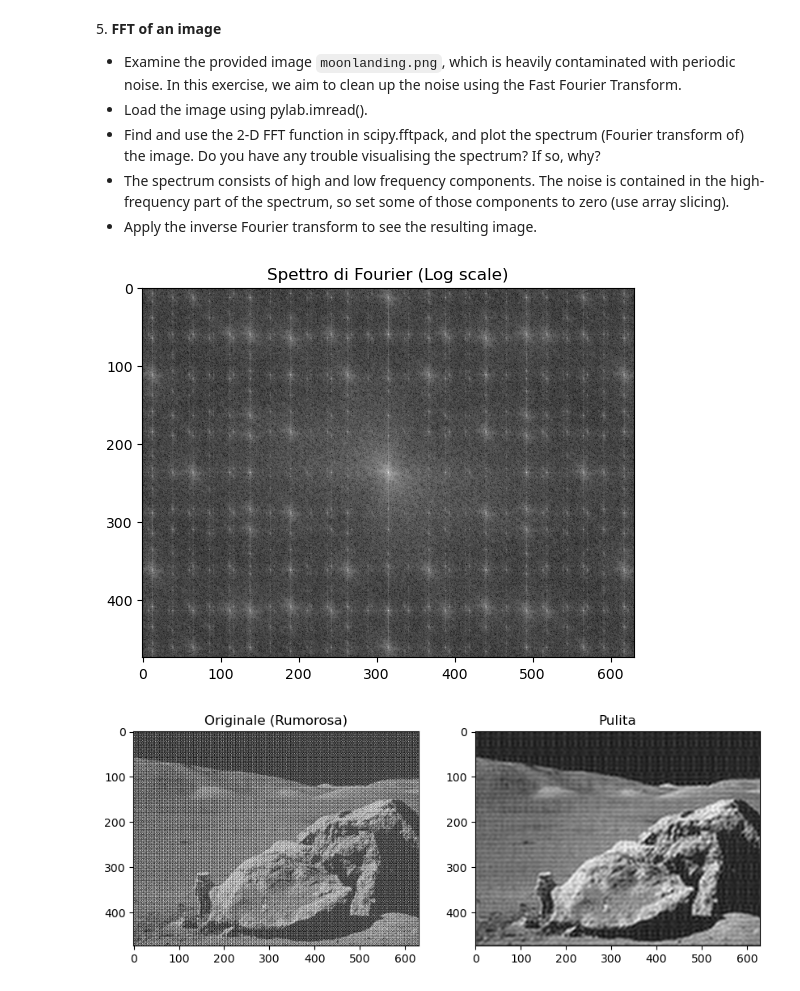
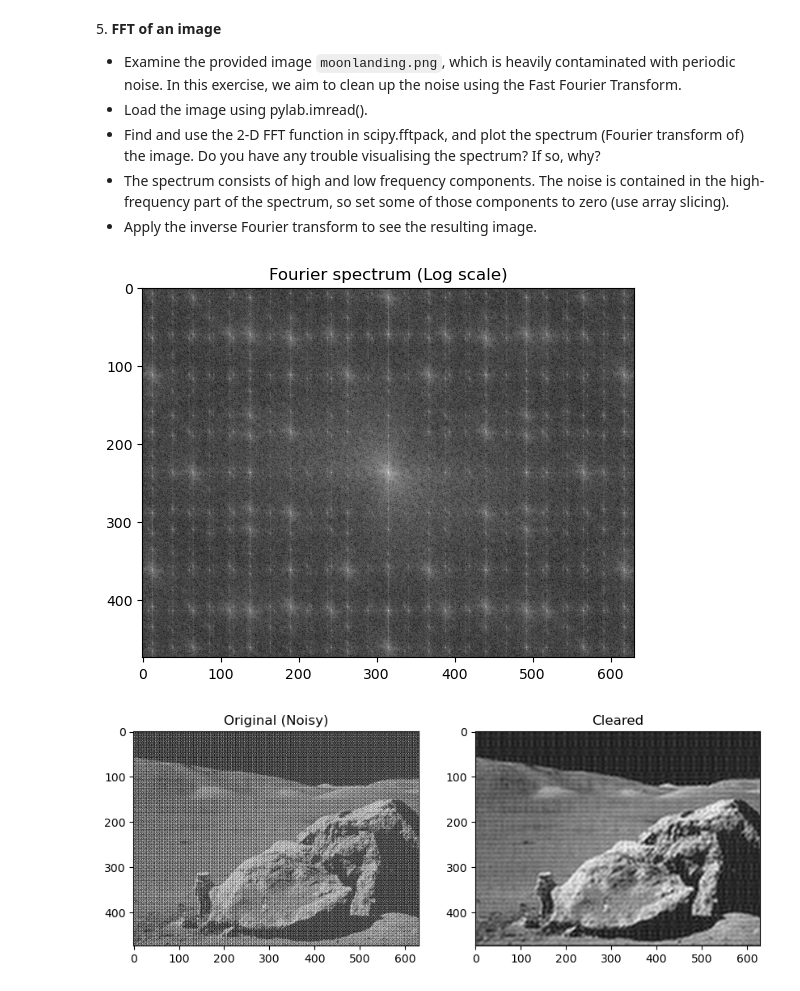
Before and after one commit to PasqualeAndreacchio/LaboratoryOfComputationalPhysics_Y8, a Jupyter notebook: 09ex_Algorithms.ipynb, the cells around one changed output. Drawn from its saved outputs; the diff is of its cells as text; code cells hidden in the pictures.

```diff
--- a/09ex_Algorithms.ipynb
+++ b/09ex_Algorithms.ipynb
@@ -203,34 +202,29 @@ Dominant period is about 10.50 years
 # %%
 import numpy as np
 import matplotlib.pyplot as plt
 from scipy import fftpack
 
-# 1. Carico
 img = plt.imread('moonlanding.png')
-
-# 2. FFT
 im_fft = fftpack.fft2(img)
 
-# Visualizzazione spettro (opzionale ma utile)
+# Visualize the spectrum
 plt.figure()
 plt.imshow(np.log(1 + np.abs(fftpack.fftshift(im_fft))), cmap='gray')
-plt.title('Spettro di Fourier (Log scale)')
+plt.title('Fourier spectrum (Log scale)')
 
-# 3. Filtro (Azzeriamo le alte frequenze)
+# Put higher frequencies to zero with array slicing
 im_fft_filt = im_fft.copy()
 keep_fraction = 0.1
 r, c = im_fft_filt.shape
 im_fft_filt[int(r*keep_fraction):int(r*(1-keep_fraction)), :] = 0
 im_fft_filt[:, int(c*keep_fraction):int(c*(1-keep_fraction))] = 0
 
-# 4. Inversa
+# Clear image
 img_new = fftpack.ifft2(im_fft_filt).real
-
-# Risultato
 plt.figure(figsize=(10,5))
-plt.subplot(121), plt.imshow(img, cmap='gray'), plt.title('Originale (Rumorosa)')
-plt.subplot(122), plt.imshow(img_new, cmap='gray'), plt.title('Pulita')
+plt.subplot(121), plt.imshow(img, cmap='gray'), plt.title('Original (Noisy)')
+plt.subplot(122), plt.imshow(img_new, cmap='gray'), plt.title('Cleared')
 plt.show()
 # %% [output]
-[figure, old version]
+[figure, new version]
-[figure, old version]
+[figure, new version]
```
Also changed, not shown: parts of 1 cell of this notebook.
